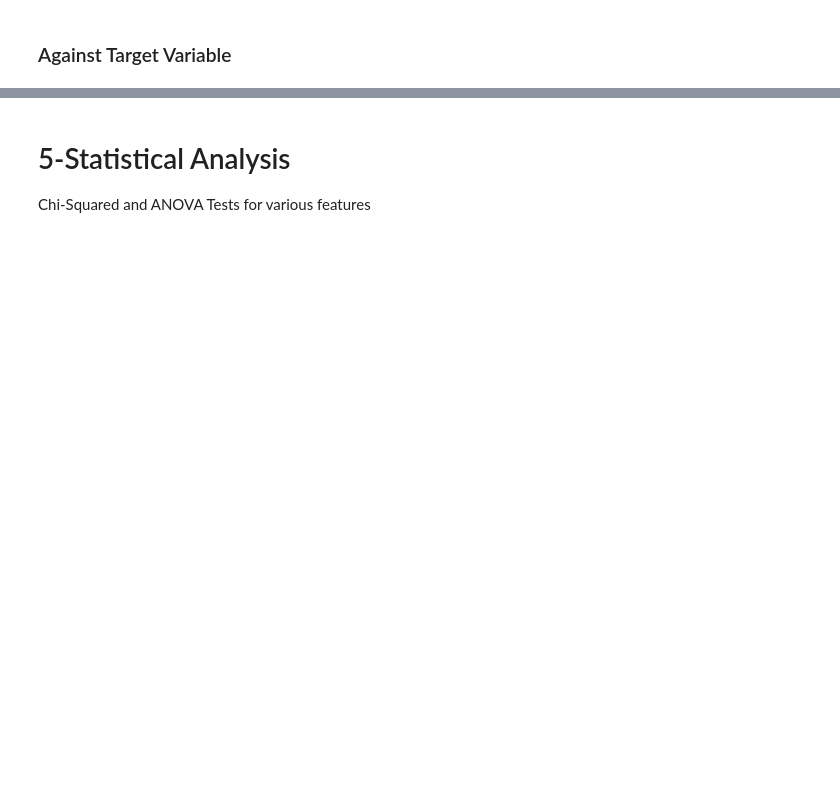
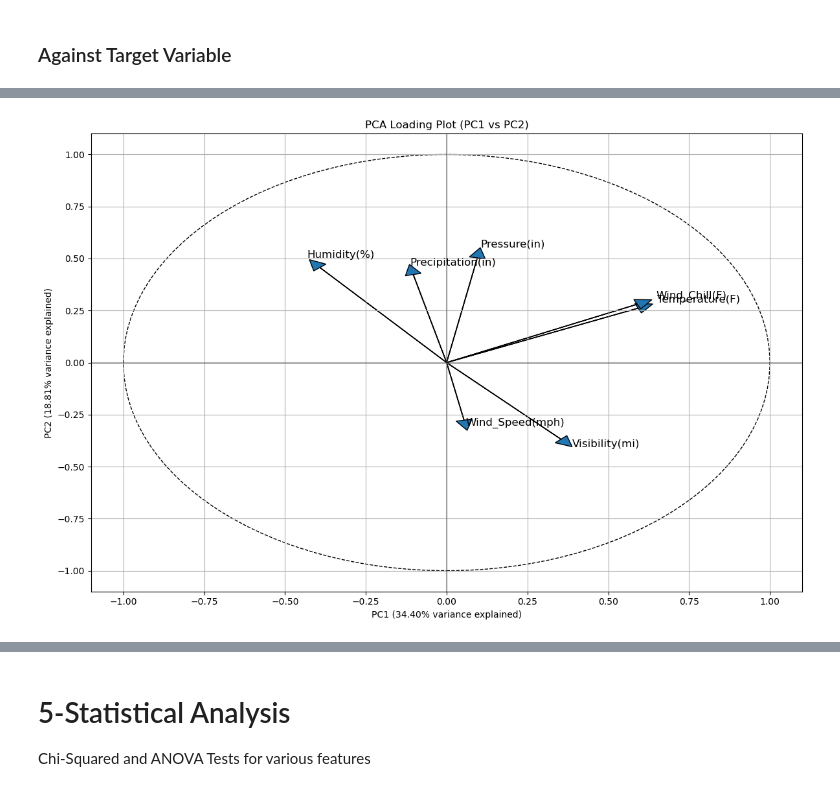
Before and after one commit to gpo2105/Capstone_1, a Jupyter notebook: Draft.ipynb, the cells around one changed output, grey strips where cells are left out. Cells and saved outputs as stored; diff of their text form; code cells hidden in the pictures; blank space fills up the shorter version.

```diff
--- a/Draft.ipynb
+++ b/Draft.ipynb
@@ -776,0 +908,12 @@ sns.heatmap(corrs,vmin=-1,vmax=1,cmap='coolwarm')
+# %%
+pca = PCA(n_components=n_components_variance)
+pca.fit(X_std);
+# Transform the standardized data to get principal components
+X_pca = pca.transform(X_std)
+
+# Create a DataFrame with the principal components
+pca_df = pd.DataFrame(
+    data=X_pca,
+    columns=[f'PC{i+1}' for i in range(X_pca.shape[1])]
+)
+pca_df
@@ -776,0 +934,8 @@ sns.heatmap(corrs,vmin=-1,vmax=1,cmap='coolwarm')
+# %%
+# Create an easy to view DF of the loadings.
+loadings = pd.DataFrame(
+    pca.components_.T,
+    columns=[f'PC{i+1}' for i in range(n_components_variance)],
+    index=conditions
+)
+loadings
@@ -776,0 +951,23 @@ sns.heatmap(corrs,vmin=-1,vmax=1,cmap='coolwarm')
+# %%
+# Visualize the loadings for the first two PCs
+plt.figure(figsize=(12, 8))
+for i, feature in enumerate(conditions):
+    plt.arrow(0, 0, loadings.iloc[i, 0], loadings.iloc[i, 1], head_width=0.05, head_length=0.05)
+    plt.text(loadings.iloc[i, 0]*1.1, loadings.iloc[i, 1]*1.1, feature, fontsize=12)
+
+# Add a unit circle for reference
+circle = plt.Circle((0, 0), 1, fill=False, linestyle='--')
+plt.gca().add_patch(circle)
+
+plt.grid(True)
+plt.axhline(y=0, color='k', linestyle='-', alpha=0.3)
+plt.axvline(x=0, color='k', linestyle='-', alpha=0.3)
+plt.xlim(-1.1, 1.1)
+plt.ylim(-1.1, 1.1)
+plt.title('PCA Loading Plot (PC1 vs PC2)')
+plt.xlabel(f'PC1 ({pca.explained_variance_ratio_[0]:.2%} variance explained)')
+plt.ylabel(f'PC2 ({pca.explained_variance_ratio_[1]:.2%} variance explained)')
+plt.tight_layout()
+plt.show()
+# %% [output]
+[figure, added]
```
Also changed, not shown: parts of 36 cells of this notebook.
